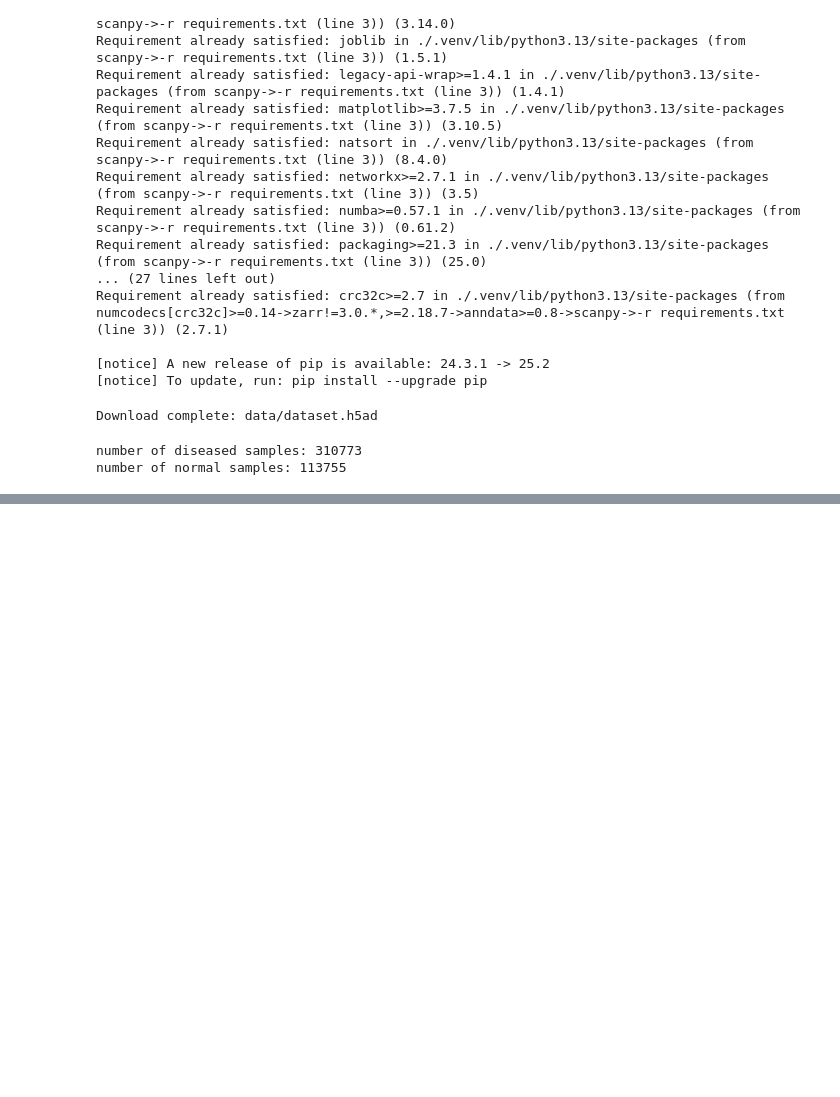
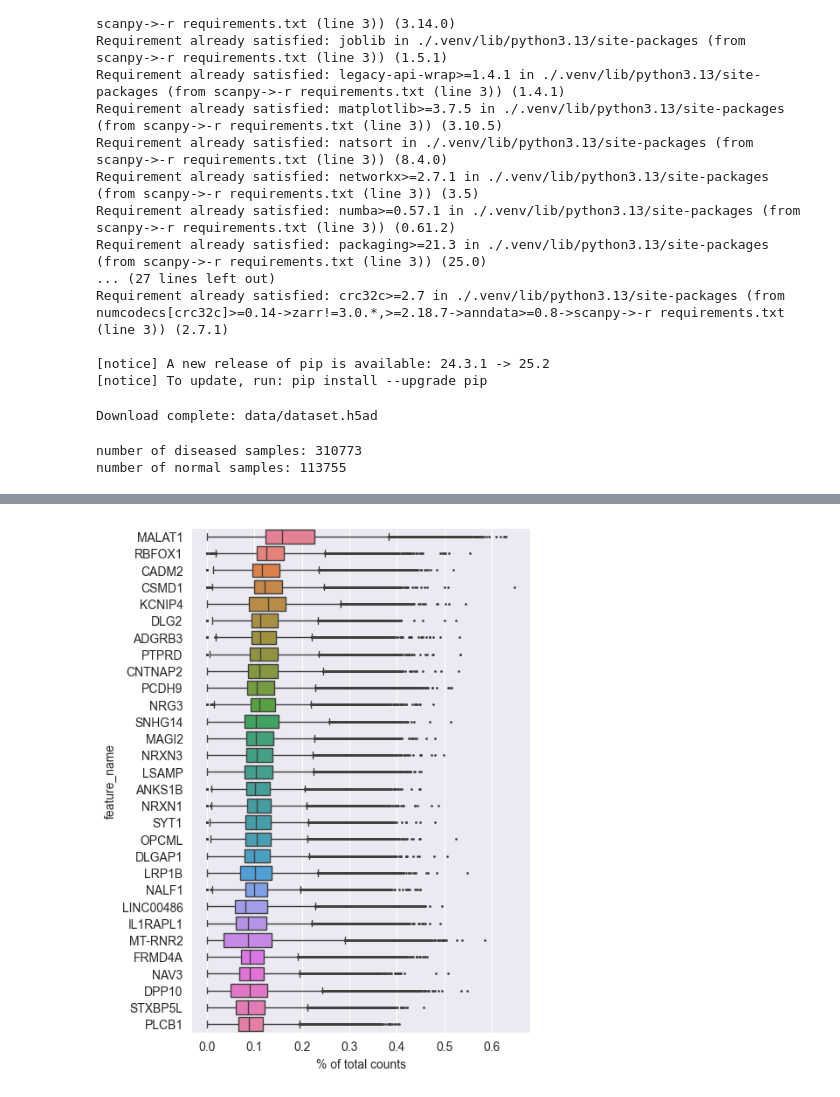
Before and after one commit to Shaunakm07/Single-Cell-Alzheimers, a Jupyter notebook: download_data.ipynb, the cells around one changed output, grey strips where cells are left out. Cells and saved outputs as stored; diff of their text form; code cells hidden in the pictures; blank space fills up the shorter version.

```diff
--- a/download_data.ipynb
+++ b/download_data.ipynb
@@ -109,0 +163,4 @@ sc.tl.umap(adata)
+# %%
+genes = sc.pl.highest_expr_genes(adata, gene_symbols="feature_name")
+# %% [output]
+[figure, added]
```
Also changed, not shown: parts of 19 cells of this notebook.
